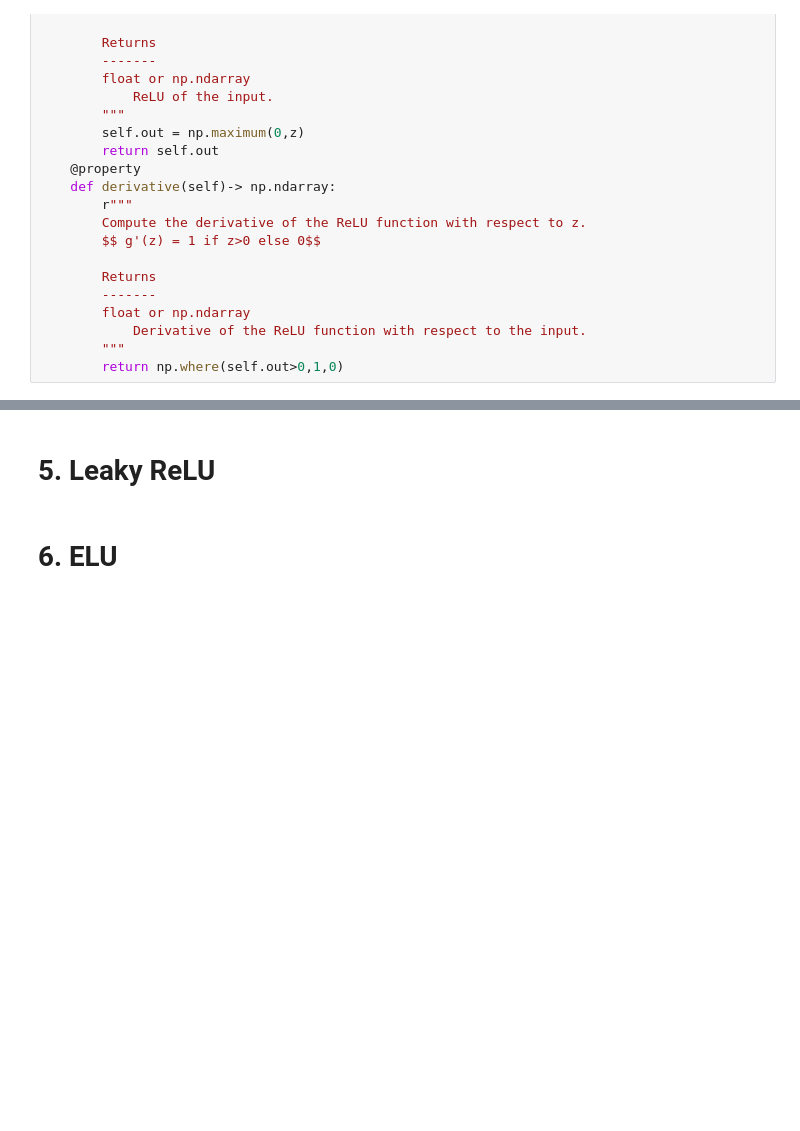
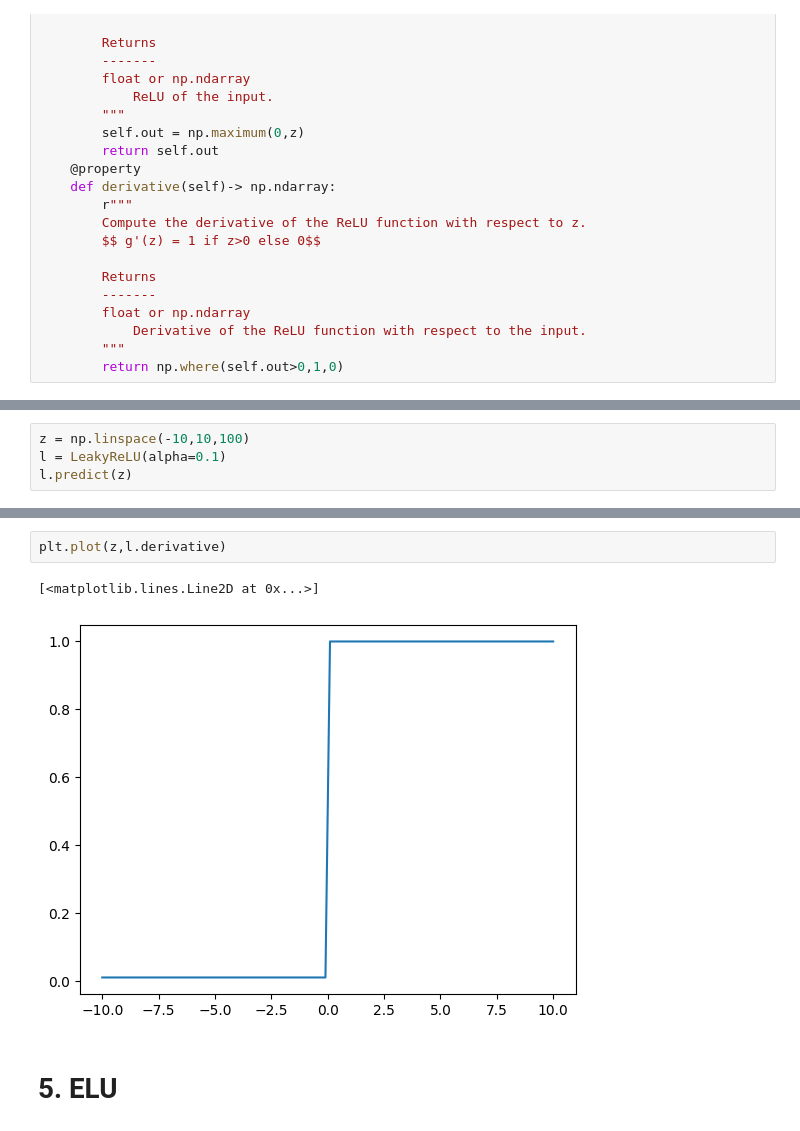
Before and after one commit to abdourahmanekamara/datascience-portofolio, a Jupyter notebook: activation-functions.ipynb, the cells around one changed output, grey strips where cells are left out. Cells and saved outputs as stored; diff of their text form; blank space fills up the shorter version.

Commit message:
leakyrelu

```diff
--- a/activation-functions.ipynb
+++ b/activation-functions.ipynb
@@ -251,0 +348,4 @@ class ReLU:
+# %%
+z = np.linspace(-10,10,100)
+l = LeakyReLU(alpha=0.1)
+l.predict(z)
@@ -252,4 +390,7 @@ class ReLU:
+# %%
+plt.plot(z,l.derivative)
+# %% [output]
+[<matplotlib.lines.Line2D at 0x...>]
+[figure, added]
 # %% [markdown]
-# 5. Leaky ReLU
+# 5. ELU
-# %% [markdown]
-# 6. ELU
```
Also changed, not shown: parts of 13 cells of this notebook.
